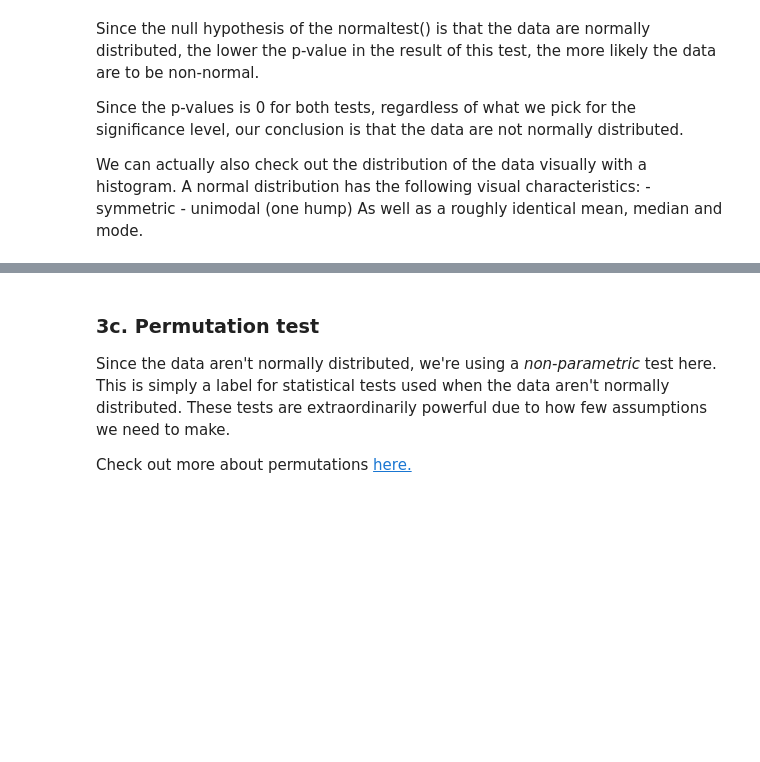
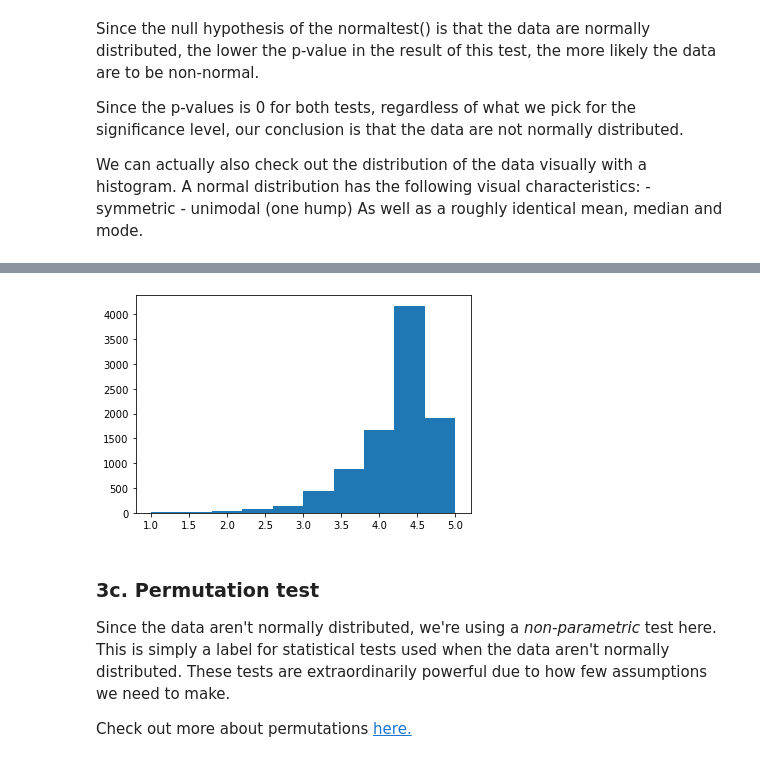
Before and after one commit to ngchi21/Springboard, a Jupyter notebook: Project_1 - Apps Project/Springboard_App_Project_Tier_3/Springboard App Project Tier 3/PART 3, Tier 3 - Modelling.ipynb, the cells around one changed output, grey strips where cells are left out. Drawn from its saved outputs; the diff is of its cells as text; code cells hidden in the pictures; blank space fills up the shorter version.

```diff
--- a/Project_1 - Apps Project/Springboard_App_Project_Tier_3/Springboard App Project Tier 3/PART 3, Tier 3 - Modelling.ipynb
+++ b/Project_1 - Apps Project/Springboard_App_Project_Tier_3/Springboard App Project Tier 3/PART 3, Tier 3 - Modelling.ipynb
@@ -473,6 +479,8 @@ _ _ _ = plt.hist(_ _ _)
 # %%
 # Create a histogram of the google data
-histoGoogle = _ _ _
+histoGoogle = plt.hist(google)
+# %% [output]
+[figure, added]
 # %% [markdown]
 ### 3c. Permutation test
 Since the data aren't normally distributed, we're using a *non-parametric* test here. This is simply a label for statistical tests used when the data aren't normally distributed. These tests are extraordinarily powerful due to how few assumptions we need to make.
```
Also changed, not shown: parts of 10 cells of this notebook.
